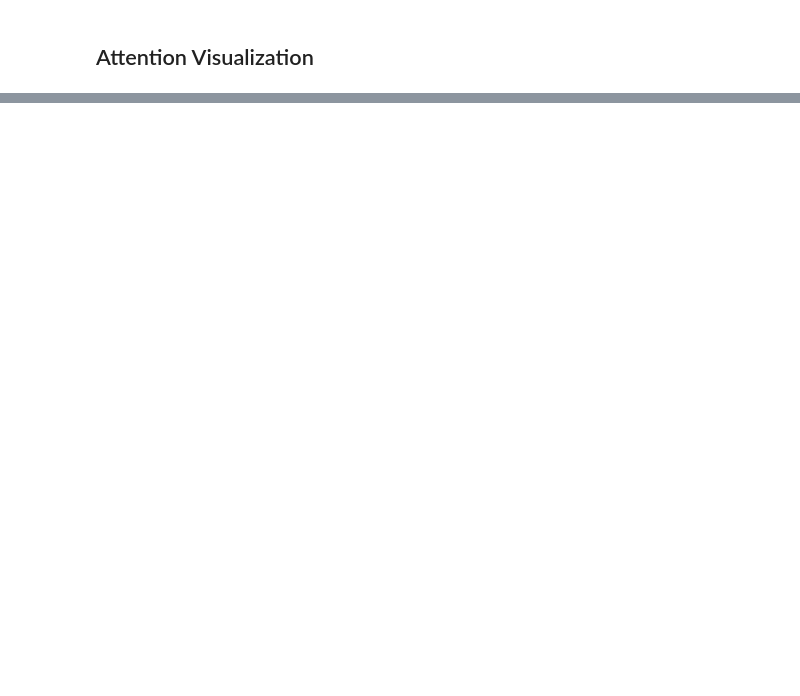
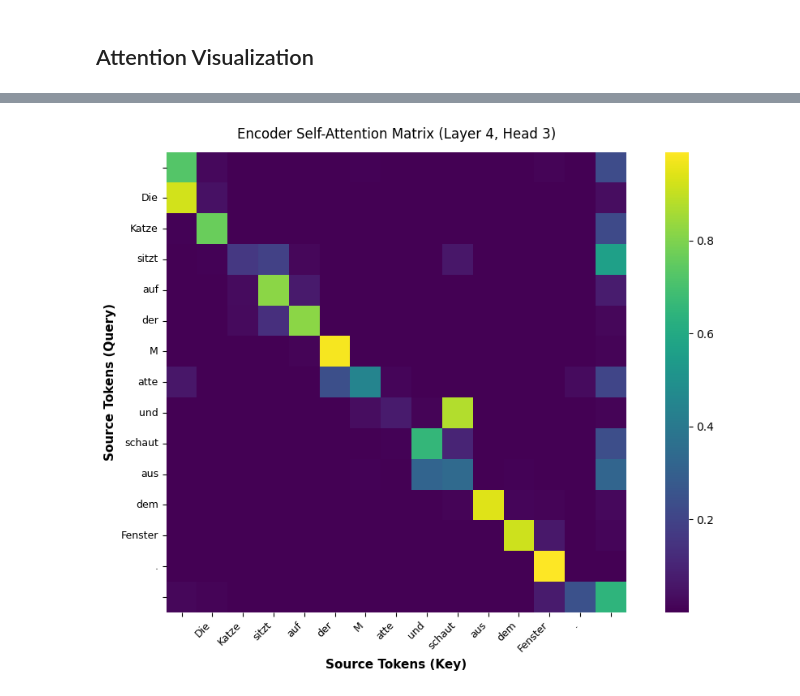
Before and after one commit to kickinthedoor/Transformer, a Jupyter notebook: phase2_iwslt14.ipynb, the cells around one changed output, grey strips where cells are left out. Cells and saved outputs as stored; diff of their text form; code cells hidden in the pictures; blank space fills up the shorter version.

```diff
--- a/phase2_iwslt14.ipynb
+++ b/phase2_iwslt14.ipynb
@@ -557,0 +755,16 @@ plot_bleu_vs_length(
+# %%
+# Detailed single-head view: encoder self-attention, layer 3, head 3
+# (layer_idx/head_idx are 0-indexed; layer_idx=2 -> "Layer 3", head_idx=2 -> "Head 3")
+plot_attention(
+    model=model,
+    src_sentence=test_sentence,
+    src_tokenizer=de_tok,
+    tgt_tokenizer=en_tok,
+    device=device,
+    attn_type="encoder",
+    layer_idx=3,
+    head_idx=3,
+    save_path=None
+)
+# %% [output]
+[figure, added]
```
Also changed, not shown: parts of 19 cells of this notebook, 20 other files.
